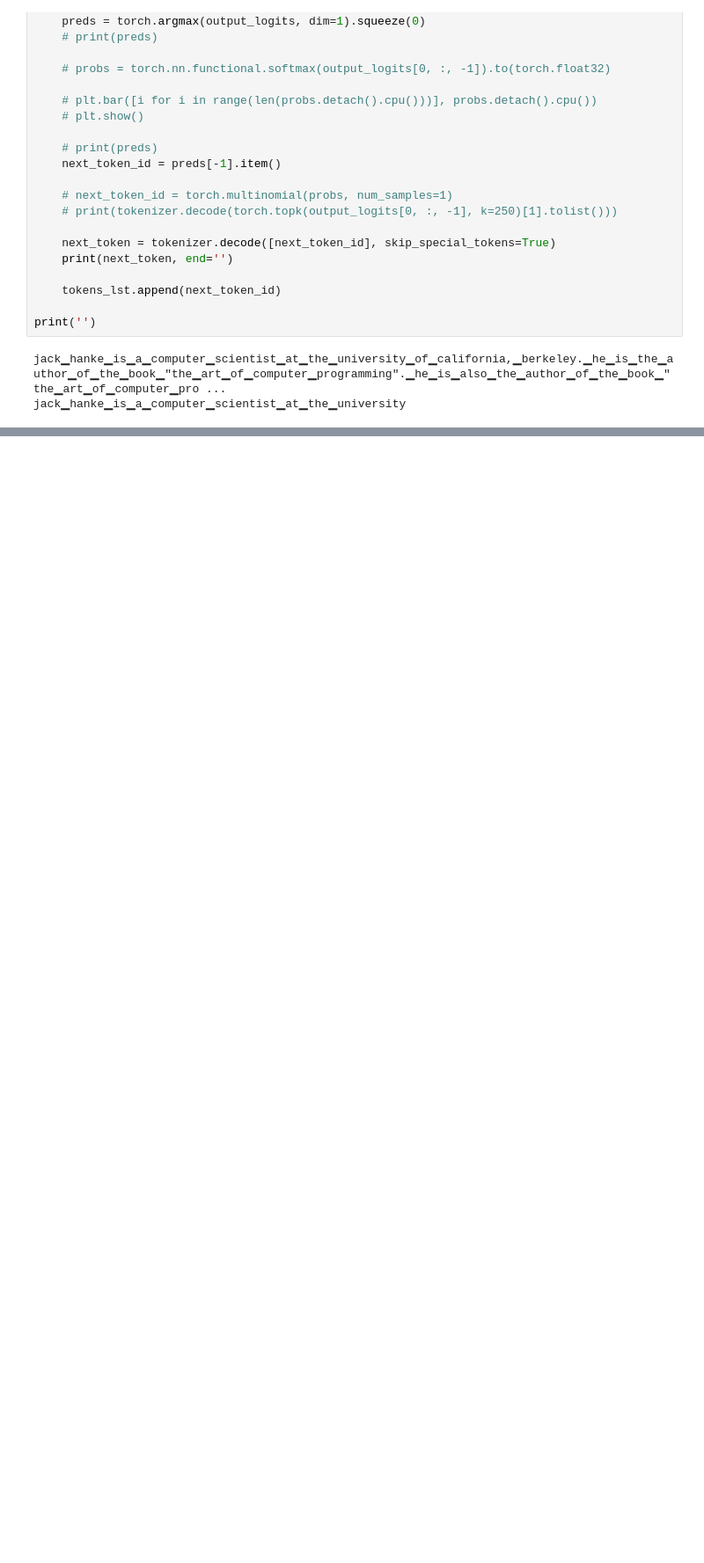
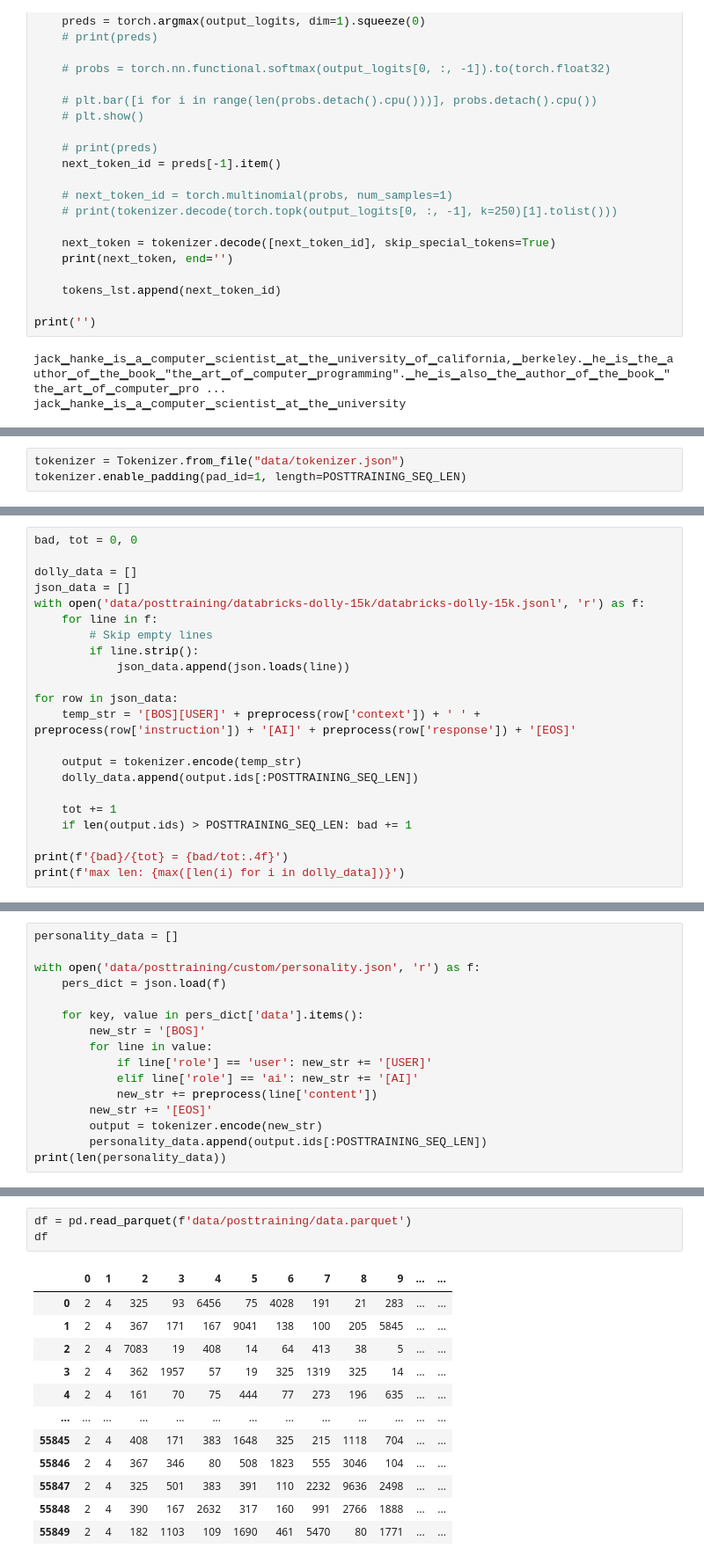
Before and after one commit to JackHanke/qt, a Jupyter notebook: workspace.ipynb, the cells around one changed output, grey strips where cells are left out. Shown at 88% size. Saved outputs shown, nothing was run; the diff lists cells and outputs as text; blank space fills up the shorter version.

```diff
--- a/workspace.ipynb
+++ b/workspace.ipynb
@@ -437,0 +449,3 @@ jack▁hanke▁is▁a▁computer▁scientist▁at▁the▁university
+# %%
+tokenizer = Tokenizer.from_file("data/tokenizer.json")
+tokenizer.enable_padding(pad_id=1, length=POSTTRAINING_SEQ_LEN)
@@ -437,0 +524,22 @@ jack▁hanke▁is▁a▁computer▁scientist▁at▁the▁university
+# %%
+bad, tot = 0, 0
+
+dolly_data = []
+json_data = []
+with open('data/posttraining/databricks-dolly-15k/databricks-dolly-15k.jsonl', 'r') as f:
+    for line in f:
+        # Skip empty lines
+        if line.strip():
+            json_data.append(json.loads(line))
+
+for row in json_data:
+    temp_str = '[BOS][USER]' + preprocess(row['context']) + ' ' + preprocess(row['instruction']) + '[AI]' + preprocess(row['response']) + '[EOS]'
+
+    output = tokenizer.encode(temp_str)
+    dolly_data.append(output.ids[:POSTTRAINING_SEQ_LEN])
+
+    tot += 1
+    if len(output.ids) > POSTTRAINING_SEQ_LEN: bad += 1
+
+print(f'{bad}/{tot} = {bad/tot:.4f}')
+print(f'max len: {max([len(i) for i in dolly_data])}')
@@ -437,0 +591,16 @@ jack▁hanke▁is▁a▁computer▁scientist▁at▁the▁university
+# %%
+personality_data = []
+
+with open('data/posttraining/custom/personality.json', 'r') as f:
+    pers_dict = json.load(f)
+
+    for key, value in pers_dict['data'].items():
+        new_str = '[BOS]'
+        for line in value:
+            if line['role'] == 'user': new_str += '[USER]'
+            elif line['role'] == 'ai': new_str += '[AI]'
+            new_str += preprocess(line['content'])
+        new_str += '[EOS]'
+        output = tokenizer.encode(new_str)
+        personality_data.append(output.ids[:POSTTRAINING_SEQ_LEN])
+print(len(personality_data))
@@ -437,0 +619,16 @@ jack▁hanke▁is▁a▁computer▁scientist▁at▁the▁university
+# %%
+df = pd.read_parquet(f'data/posttraining/data.parquet')
+df
+# %% [output]
+|  | 0 | 1 | 2 | 3 | 4 | 5 | 6 | 7 | 8 | 9 | ... | ... |
+| 0 | 2 | 4 | 325 | 93 | 6456 | 75 | 4028 | 191 | 21 | 283 | ... | ... |
+| 1 | 2 | 4 | 367 | 171 | 167 | 9041 | 138 | 100 | 205 | 5845 | ... | ... |
+| 2 | 2 | 4 | 7083 | 19 | 408 | 14 | 64 | 413 | 38 | 5 | ... | ... |
+| 3 | 2 | 4 | 362 | 1957 | 57 | 19 | 325 | 1319 | 325 | 14 | ... | ... |
+| 4 | 2 | 4 | 161 | 70 | 75 | 444 | 77 | 273 | 196 | 635 | ... | ... |
+| ... | ... | ... | ... | ... | ... | ... | ... | ... | ... | ... | ... | ... |
+| 55845 | 2 | 4 | 408 | 171 | 383 | 1648 | 325 | 215 | 1118 | 704 | ... | ... |
+| 55846 | 2 | 4 | 367 | 346 | 80 | 508 | 1823 | 555 | 3046 | 104 | ... | ... |
+| 55847 | 2 | 4 | 325 | 501 | 383 | 391 | 110 | 2232 | 9636 | 2498 | ... | ... |
+| 55848 | 2 | 4 | 390 | 167 | 2632 | 317 | 160 | 991 | 2766 | 1888 | ... | ... |
+| 55849 | 2 | 4 | 182 | 1103 | 109 | 1690 | 461 | 5470 | 80 | 1771 | ... | ... |
```
Also changed, not shown: parts of 16 cells of this notebook, 2 other files.
